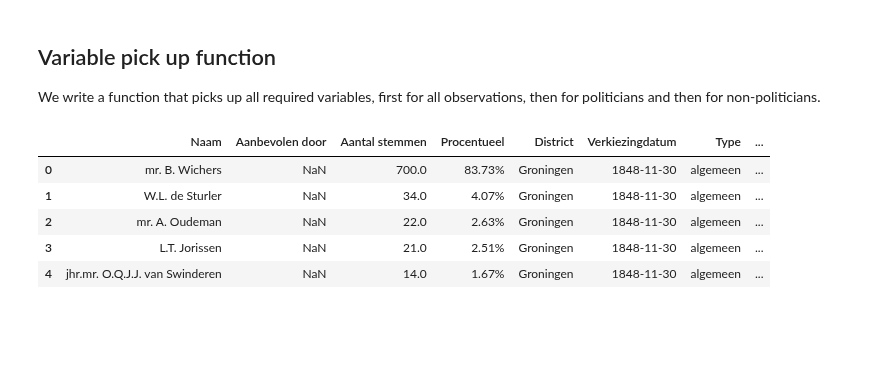
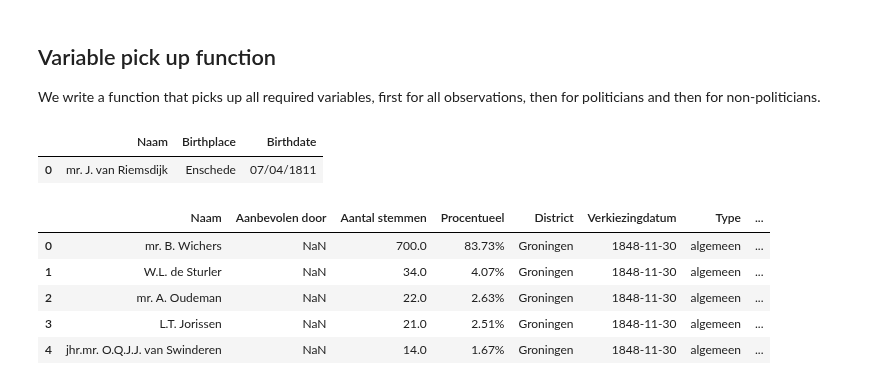
Before and after one commit to basm92/Polrents, a Jupyter notebook: Code/find_remaining_variables.ipynb, the cells around one changed output. Drawn from its saved outputs; the diff is of its cells as text; code cells hidden in the pictures; blank space fills up the shorter version.

```diff
--- a/Code/find_remaining_variables.ipynb
+++ b/Code/find_remaining_variables.ipynb
@@ -77,6 +77,15 @@ zetels = electoral_data.groupby(['District', 'Verkiezingdatum']).agg({'Aantal ze
 ## Politician metadata
 politician_metadata = pd.read_excel("../Data/politician_data/tk_1815tot1950uu.xlsx", dtype={'b1-nummer':str})
 politician_metadata2 = pd.read_excel("../Data/politician_data/tk_1815tot1950uu.xlsx", sheet_name = 1, dtype={'b1-nummer':str})
+
+
+## Nonpolitician metadata
+nonpolitician_metadata = pd.read_csv("../Data/nonpolitician_data/nonpoliticians_birthplace_birthdates.csv").iloc[:,1:]
+# %%
+nonpolitician_metadata[nonpolitician_metadata['Naam'] == 'mr. J. van Riemsdijk']
+# %% [output]
+|  | Naam | Birthplace | Birthdate |
+| 0 | mr. J. van Riemsdijk | Enschede | 07/04/1811 |
 # %%
 electoral_data.head(5)
 # %% [output]
```
Also changed, not shown: parts of 4 cells of this notebook.
